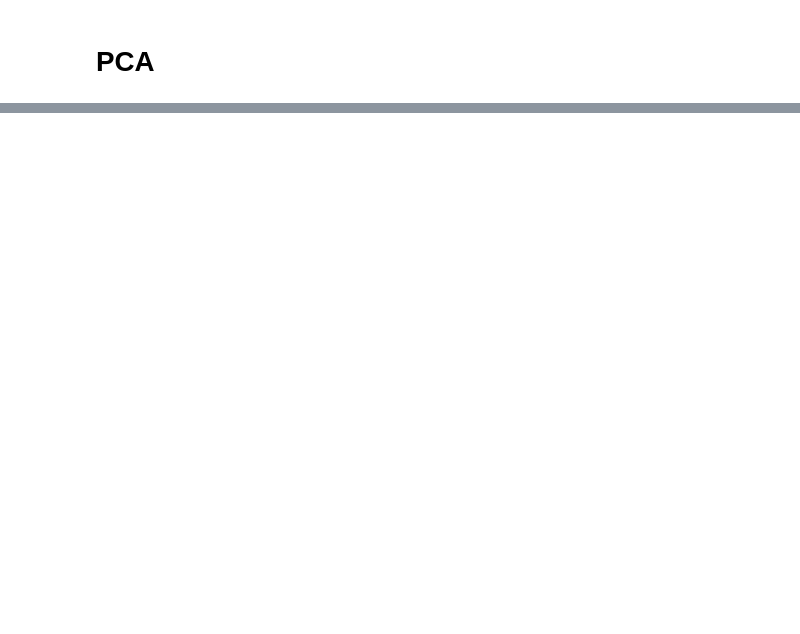
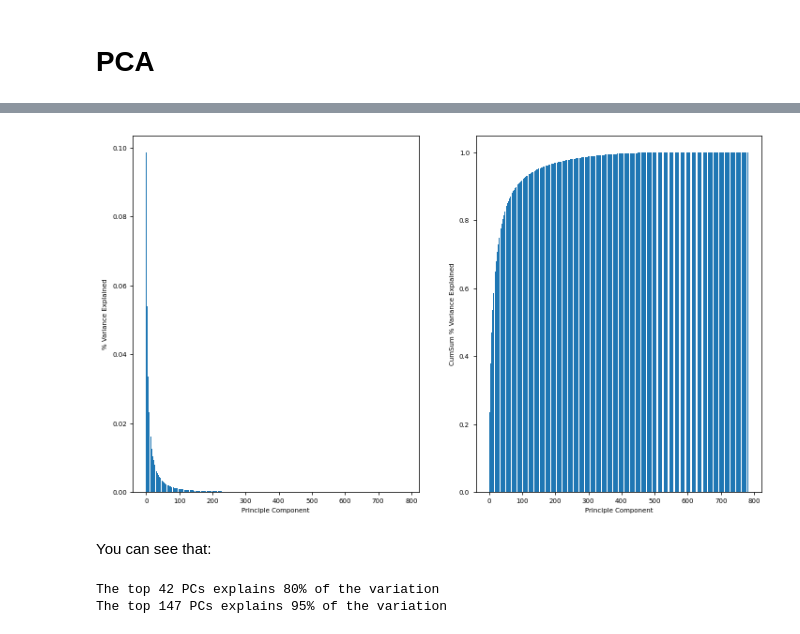
Before and after one commit to MattScicluna/visualize_concepts, a Jupyter notebook: PCA.ipynb, the cells around one changed output, grey strips where cells are left out. Cells and saved outputs as stored; diff of their text form; code cells hidden in the pictures; blank space fills up the shorter version.

```diff
--- a/PCA.ipynb
+++ b/PCA.ipynb
@@ -31,0 +103,8 @@ mnist_data /= mnist_data.max()  # divide by 255 to get in [0,1]
+# %%
+# create the dataset
+small_test_data = mnist_data[:5000] # faster computations
+small_test_data_centered = small_test_data - small_test_data.mean(0) # center
+labels = mnist_labels[:5000]
+
+# run SVD
+u, s, vt = np.linalg.svd(small_test_data_centered, full_matrices=False)
@@ -31,0 +139,3 @@ mnist_data /= mnist_data.max()  # divide by 255 to get in [0,1]
+# %%
+cov = (small_test_data_centered.T @ small_test_data_centered)/(5000-1)
+D, P = np.linalg.eigh(cov) # w, v
@@ -31,0 +160,25 @@ mnist_data /= mnist_data.max()  # divide by 255 to get in [0,1]
+# %%
+fig, ax = plt.subplots(ncols=2, figsize=(12,7))
+_ = ax[0].bar(x=np.arange(784), height=D[::-1]/D.sum())
+_ = ax[0].set_xlabel('Principle Component')
+_ = ax[0].set_ylabel('% Variance Explained')
+
+_ = ax[1].bar(x=np.arange(784), height=(D[::-1]/D.sum()).cumsum())
+_ = ax[1].set_xlabel('Principle Component')
+_ = ax[1].set_ylabel('CumSum % Variance Explained')
+
+# Note pca.explained_variance_ratio_ differs slightly from D[::-1]/np.sum(D) since D differs from pca.explained_variance_
+# otherwise the formula is the same
+assert np.allclose(pca.explained_variance_ / pca.explained_variance_.sum(), pca.explained_variance_ratio_)
+# %% [output]
+[figure, added]
+# %% [markdown]
+You can see that:
+# %%
+num_pc_needed_80 = np.where((D[::-1]/D.sum()).cumsum()>.80)[0][0]
+num_pc_needed_95 = np.where((D[::-1]/D.sum()).cumsum()>.95)[0][0]
+print('The top {} PCs explains 80% of the variation'.format(num_pc_needed_80))
+print('The top {} PCs explains 95% of the variation'.format(num_pc_needed_95))
+# %% [output]
+The top 42 PCs explains 80% of the variation
+The top 147 PCs explains 95% of the variation
```
Also changed, not shown: parts of 21 cells of this notebook.
